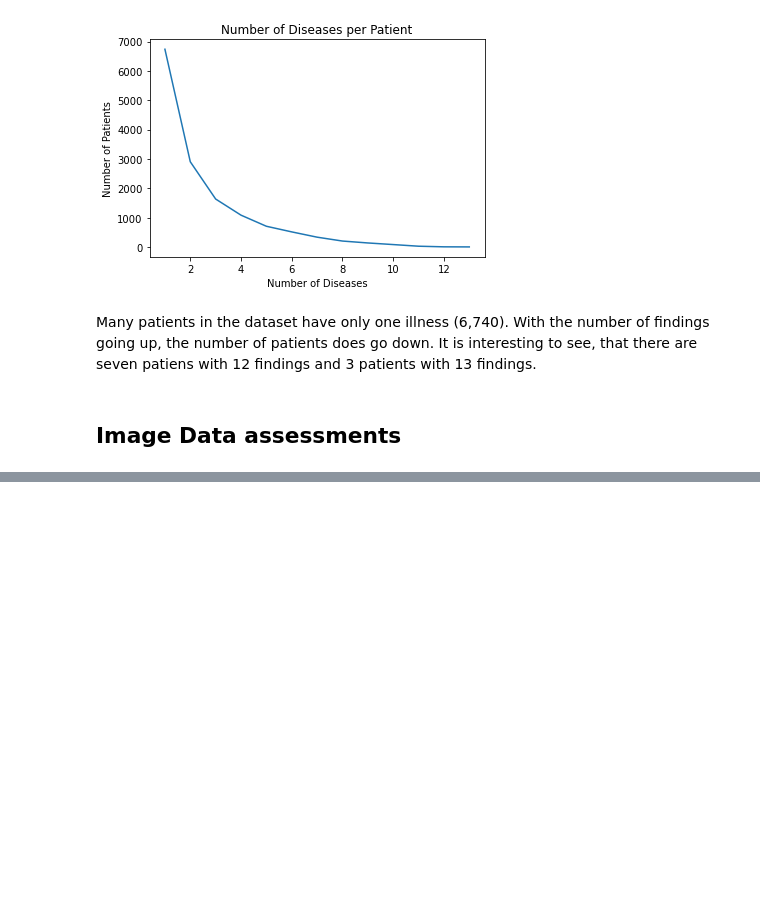
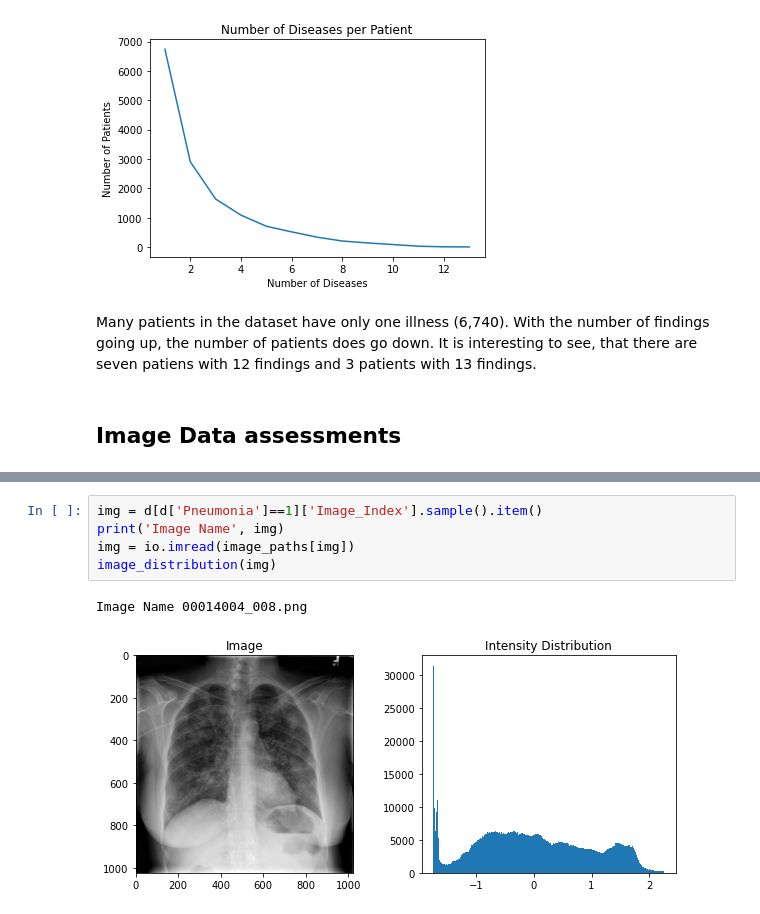
Before and after one commit to SaschaMet/Udacity-AI-for-Healthcare-NanoDegree, a Jupyter notebook: Pneumonia Detection from Chest X-Rays/EDA.ipynb, the cells around one changed output, grey strips where cells are left out. Cells and saved outputs as stored; diff of their text form; blank space fills up the shorter version.

```diff
--- a/Pneumonia Detection from Chest X-Rays/EDA.ipynb
+++ b/Pneumonia Detection from Chest X-Rays/EDA.ipynb
@@ -578,0 +519,8 @@ The images with a finding (Effusion or Cardiomegaly), both look very different t
+# %%
+img = d[d['Pneumonia']==1]['Image_Index'].sample().item()
+print('Image Name', img)
+img = io.imread(image_paths[img])
+image_distribution(img)
+# %% [output]
+Image Name 00014004_008.png
+[figure, added]
```
Also changed, not shown: parts of 25 cells of this notebook, 5 other files.
